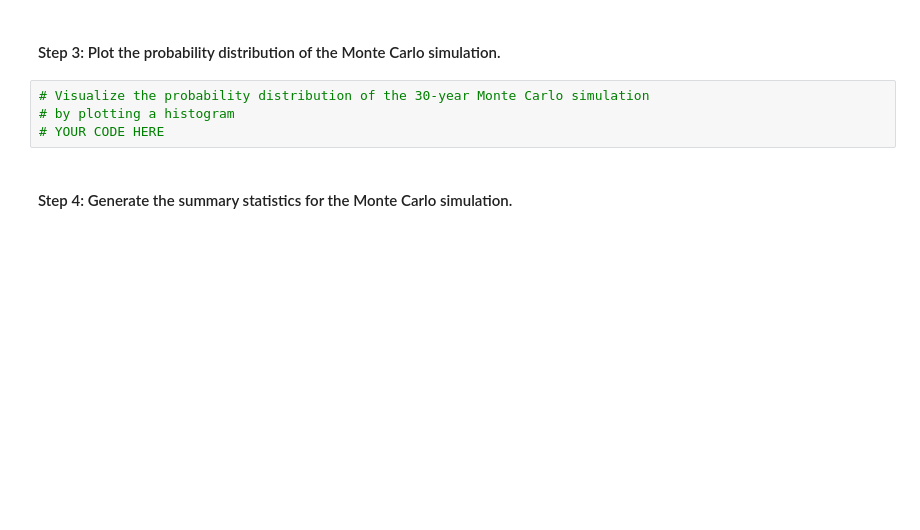
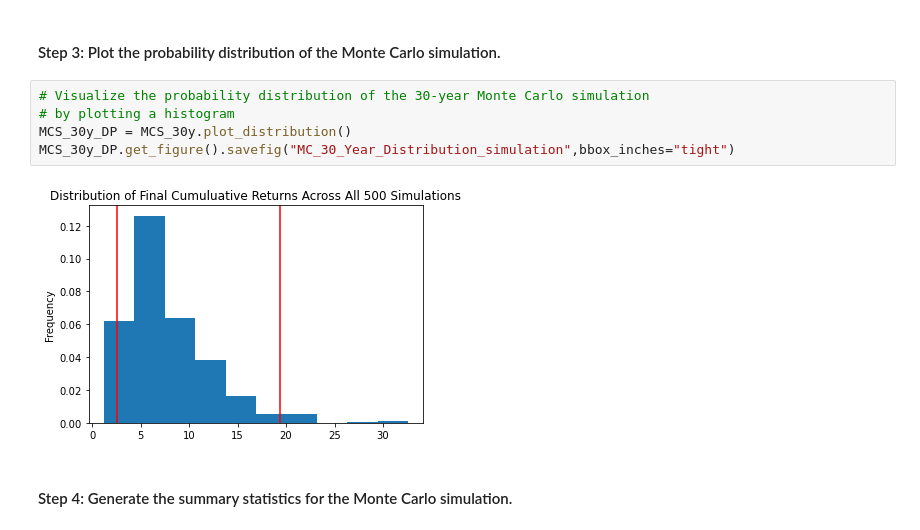
Before and after one commit to dtbyun/Mod5Challenge, a Jupyter notebook: m5challenge/financial_planning_tools.ipynb, the cells around one changed output. Saved outputs shown, nothing was run; the diff lists cells and outputs as text; blank space fills up the shorter version.

```diff
--- a/m5challenge/financial_planning_tools.ipynb
+++ b/m5challenge/financial_planning_tools.ipynb
@@ -470,7 +543,10 @@ In this section, you’ll use the MCForecastTools library to create a Monte Carl
 # %%
 # Visualize the probability distribution of the 30-year Monte Carlo simulation
 # by plotting a histogram
-# YOUR CODE HERE
+MCS_30y_DP = MCS_30y.plot_distribution()
+MCS_30y_DP.get_figure().savefig("MC_30_Year_Distribution_simulation",bbox_inches="tight")
+# %% [output]
+[figure, added]
 # %% [markdown]
 #### Step 4: Generate the summary statistics for the Monte Carlo simulation.
 # %%
```
Also changed, not shown: parts of 27 cells of this notebook, 6 other files.
